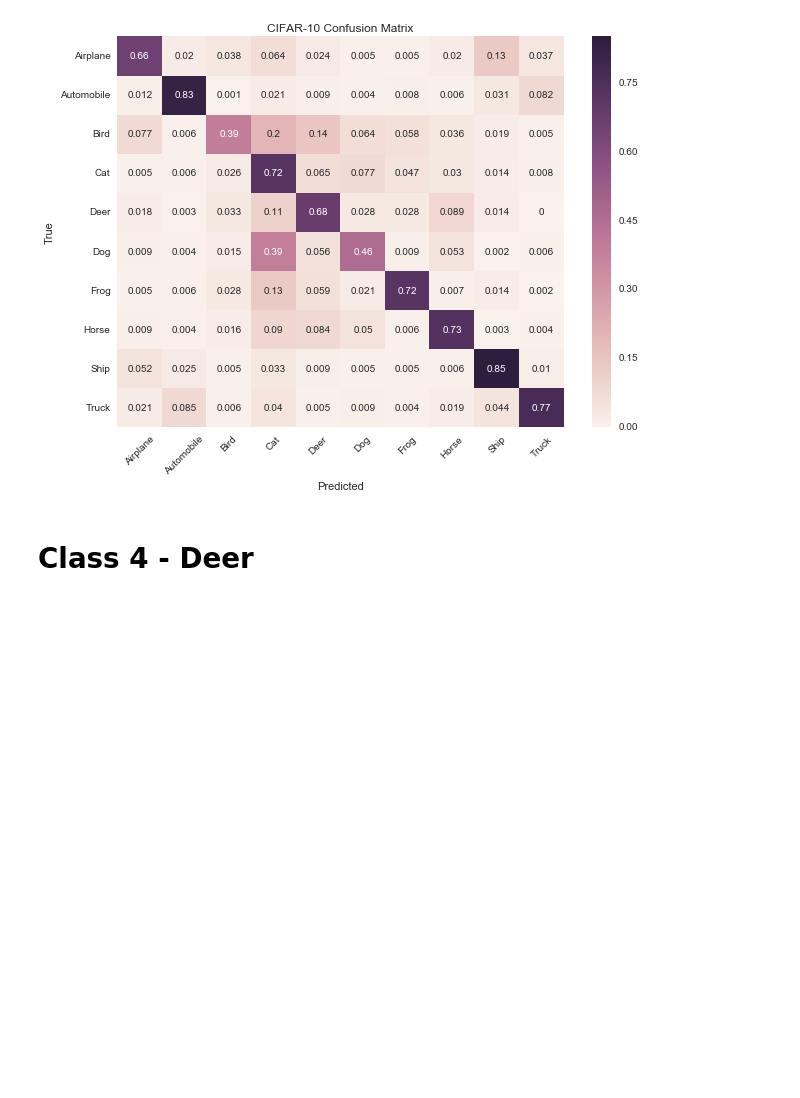
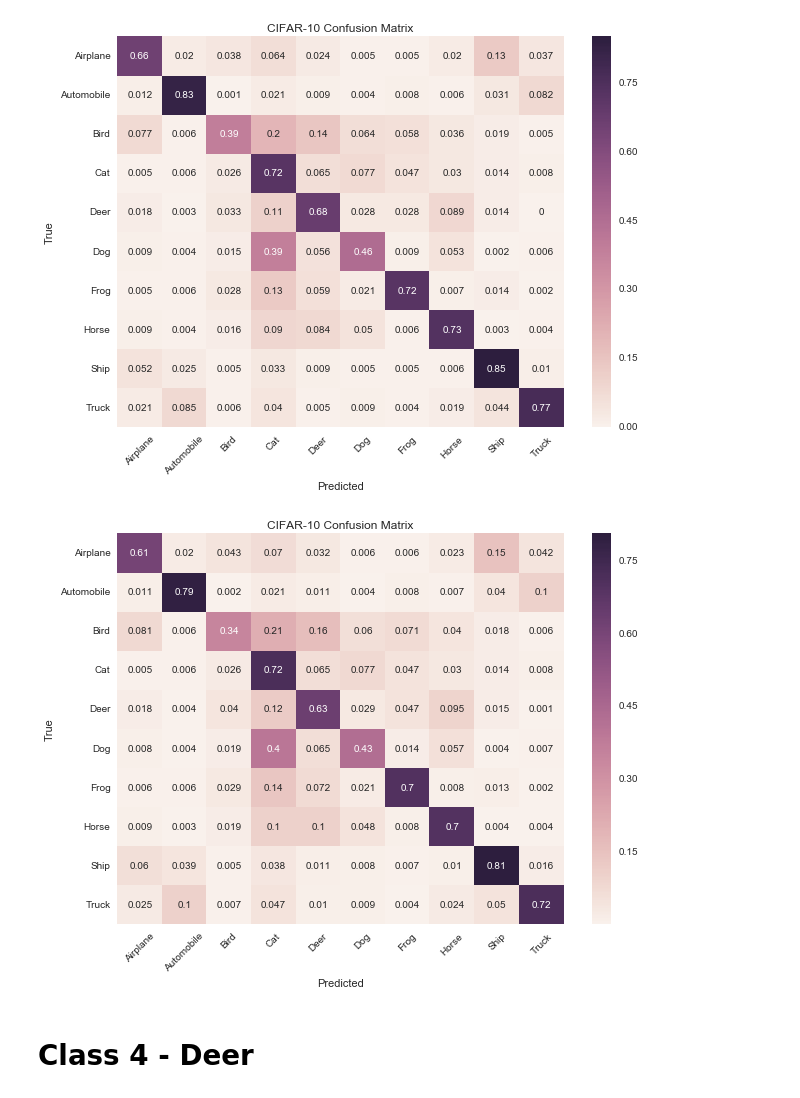
Before and after one commit to rafaelpossas/dnn-adversarial, a Jupyter notebook: adversarial_code/test_networks.ipynb, the cells around one changed output. Cells and saved outputs as stored; diff of their text form; code cells hidden in the pictures; blank space fills up the shorter version.

```diff
--- a/adversarial_code/test_networks.ipynb
+++ b/adversarial_code/test_networks.ipynb
@@ -256,6 +273,10 @@ plt = plot_confusion_matrix(y_test, y_pred)
 plot_by_model(X_test, y_test, "../adversarial_code/normalized/unbalanced_3_major_vgg_custom.h5", adv_3_array, 3)
 # %% [output]
 [figure]
+# %%
+plot_by_model_full_array("../adversarial_code/normalized/unbalanced_3_major_vgg_custom.h5", all_adv)
+# %% [output]
+[figure, added]
 # %% [markdown]
 # Class 4 - Deer
 # %%
```
Also changed, not shown: parts of 9 cells of this notebook, 12 other files.
